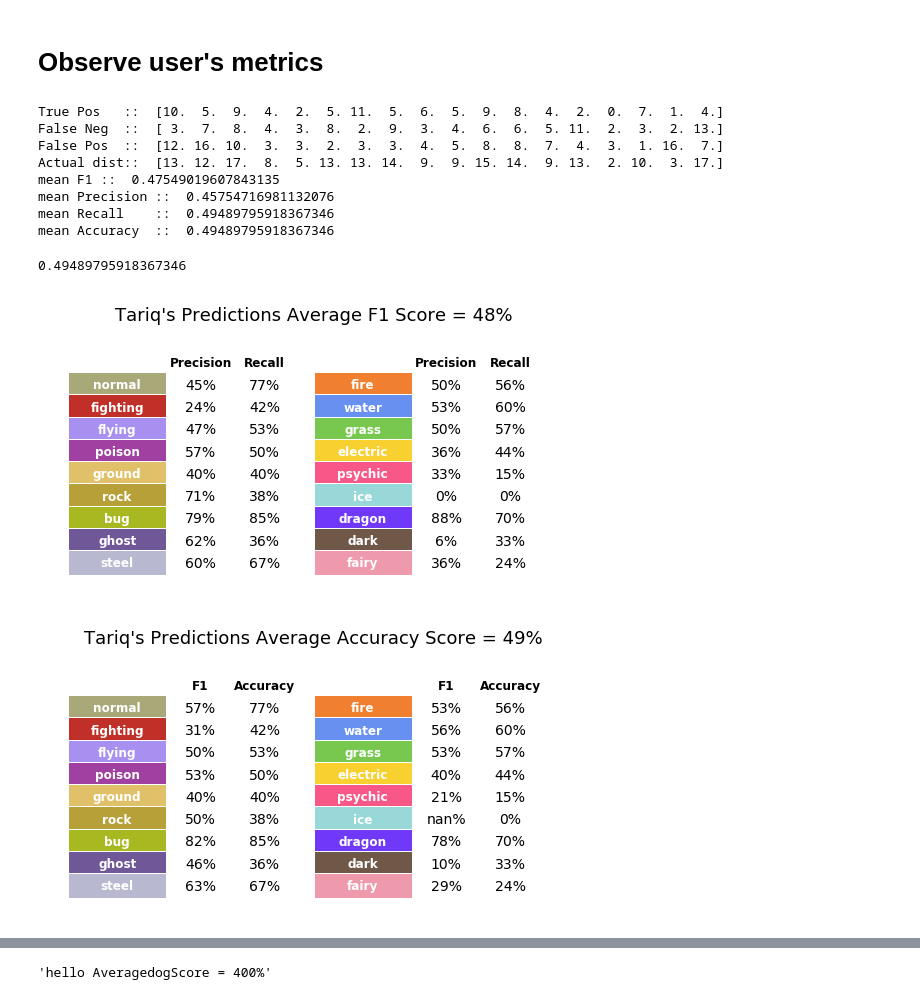
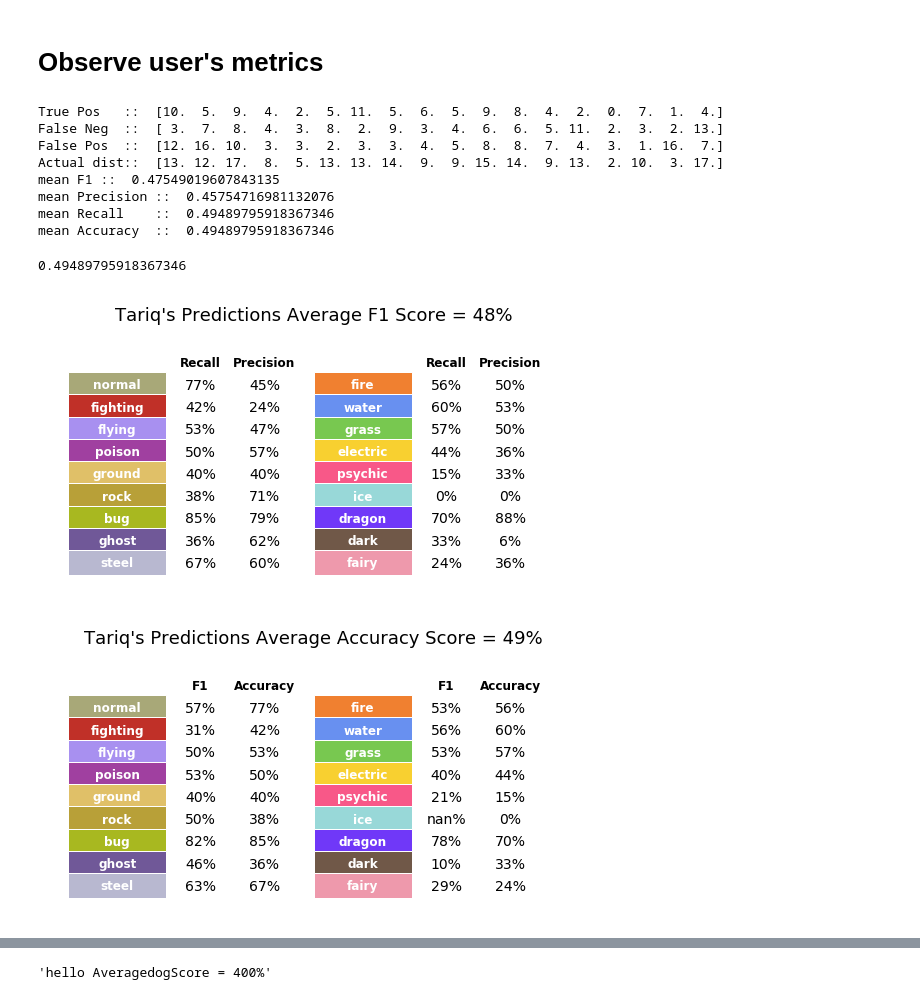
Before and after one commit to tzahroof/PokemonTypeNN, a Jupyter notebook: Bayesian Approximator.ipynb, the cells around one changed output, grey strips where cells are left out. Saved outputs shown, nothing was run; the diff lists cells and outputs as text; code cells hidden in the pictures.

Commit message:
Fixed precision/recall ordering in Bayesian approximation

```diff
--- a/Bayesian Approximator.ipynb
+++ b/Bayesian Approximator.ipynb
@@ -248,35 +245,35 @@ for i in range(0, len(mainFrame)):
 print("True Pos   :: ", true_pos)
 print("False Neg  :: ", false_neg)
 print("False Pos  :: ", false_pos)
 print("Actual dist:: ", actual_dist)
 metrics = getMetrics(true_pos=true_pos, false_pos=false_pos, false_neg=false_neg, actual_dist=actual_dist)
 print("mean F1 :: ", metrics["mean_F1"])
 print("mean Precision :: ", metrics["mean_precision"])
 print("mean Recall    :: ", metrics["mean_recall"])
 print("mean Accuracy  :: ", metrics["mean_accuracy"])
 
-plot_evaluation("Tariq's Predictions", "Precision", metrics["precision"], "Recall", metrics["recall"],
+plot_evaluation("Tariq's Predictions", "Recall", metrics["recall"], "Precision", metrics["precision"],
                 "F1", metrics["mean_F1"])
 
 plt.savefig(os.path.join(figure_folder,"tariq_precision_recall.png"))
 
 plot_evaluation("Tariq's Predictions", "F1", metrics["F1"], "Accuracy", metrics["accuracy"],
                 "Accuracy", metrics["mean_accuracy"])
 
 plt.savefig(os.path.join(figure_folder,"tariq_f1_accuracy.png"))
 
 print(metrics["mean_accuracy"])
 # %% [output]
 True Pos   ::  [10.  5.  9.  4.  2.  5. 11.  5.  6.  5.  9.  8.  4.  2.  0.  7.  1.  4.]
 False Neg  ::  [ 3.  7.  8.  4.  3.  8.  2.  9.  3.  4.  6.  6.  5. 11.  2.  3.  2. 13.]
 False Pos  ::  [12. 16. 10.  3.  3.  2.  3.  3.  4.  5.  8.  8.  7.  4.  3.  1. 16.  7.]
 Actual dist::  [13. 12. 17.  8.  5. 13. 13. 14.  9.  9. 15. 14.  9. 13.  2. 10.  3. 17.]
 mean F1 ::  0.47549019607843135
 mean Precision ::  0.45754716981132076
 mean Recall    ::  0.49489795918367346
 mean Accuracy  ::  0.49489795918367346
 0.49489795918367346
-[figure, old version]
+[figure, new version]
 [figure]
 # %%
 print(mainFrame)
```
Also changed, not shown: parts of 1 cell of this notebook, 1 other file.
